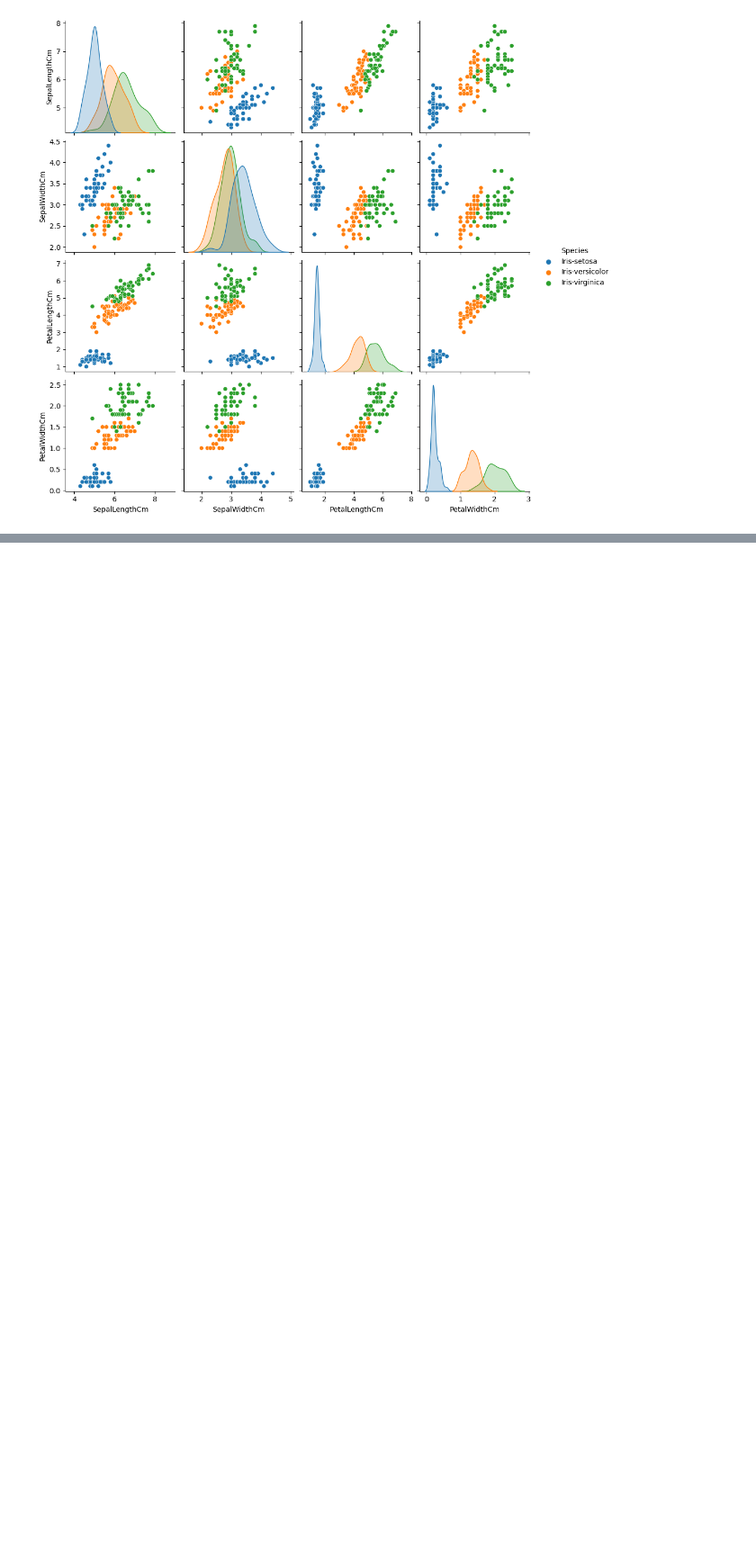
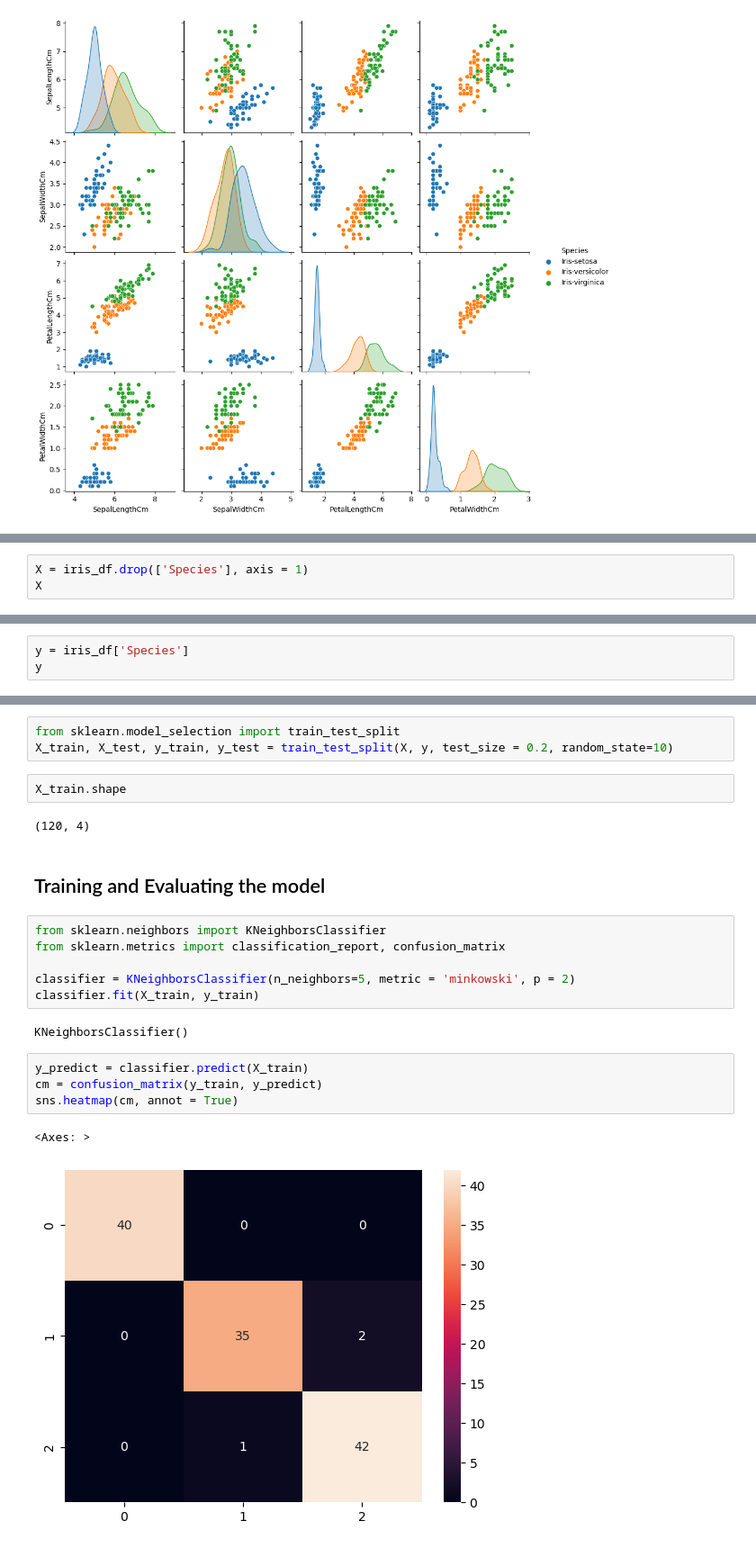
Before and after one commit to AlvaroBishop/KNN_IrisPlantClassification, a Jupyter notebook: KNN_IrisPlantClassification.ipynb, the cells around one changed output, grey strips where cells are left out. Shown at 90% size. Saved outputs shown, nothing was run; the diff lists cells and outputs as text; blank space fills up the shorter version.

Commit message:
finish training

```diff
--- a/KNN_IrisPlantClassification.ipynb
+++ b/KNN_IrisPlantClassification.ipynb
@@ -68,0 +71,3 @@ sns.heatmap(iris_df.corr(), annot = True, n)
+# %%
+X = iris_df.drop(['Species'], axis = 1)
+X
@@ -68,0 +88,3 @@ sns.heatmap(iris_df.corr(), annot = True, n)
+# %%
+y = iris_df['Species']
+y
@@ -68,0 +104,24 @@ sns.heatmap(iris_df.corr(), annot = True, n)
+# %%
+from sklearn.model_selection import train_test_split
+X_train, X_test, y_train, y_test = train_test_split(X, y, test_size = 0.2, random_state=10)
+# %%
+X_train.shape
+# %% [output]
+(120, 4)
+# %% [markdown]
+## Training and Evaluating the model
+# %%
+from sklearn.neighbors import KNeighborsClassifier
+from sklearn.metrics import classification_report, confusion_matrix
+
+classifier = KNeighborsClassifier(n_neighbors=5, metric = 'minkowski', p = 2)
+classifier.fit(X_train, y_train)
+# %% [output]
+KNeighborsClassifier()
+# %%
+y_predict = classifier.predict(X_train)
+cm = confusion_matrix(y_train, y_predict)
+sns.heatmap(cm, annot = True)
+# %% [output]
+<Axes: >
+[figure, added]
```
Also changed, not shown: parts of 7 cells of this notebook.
